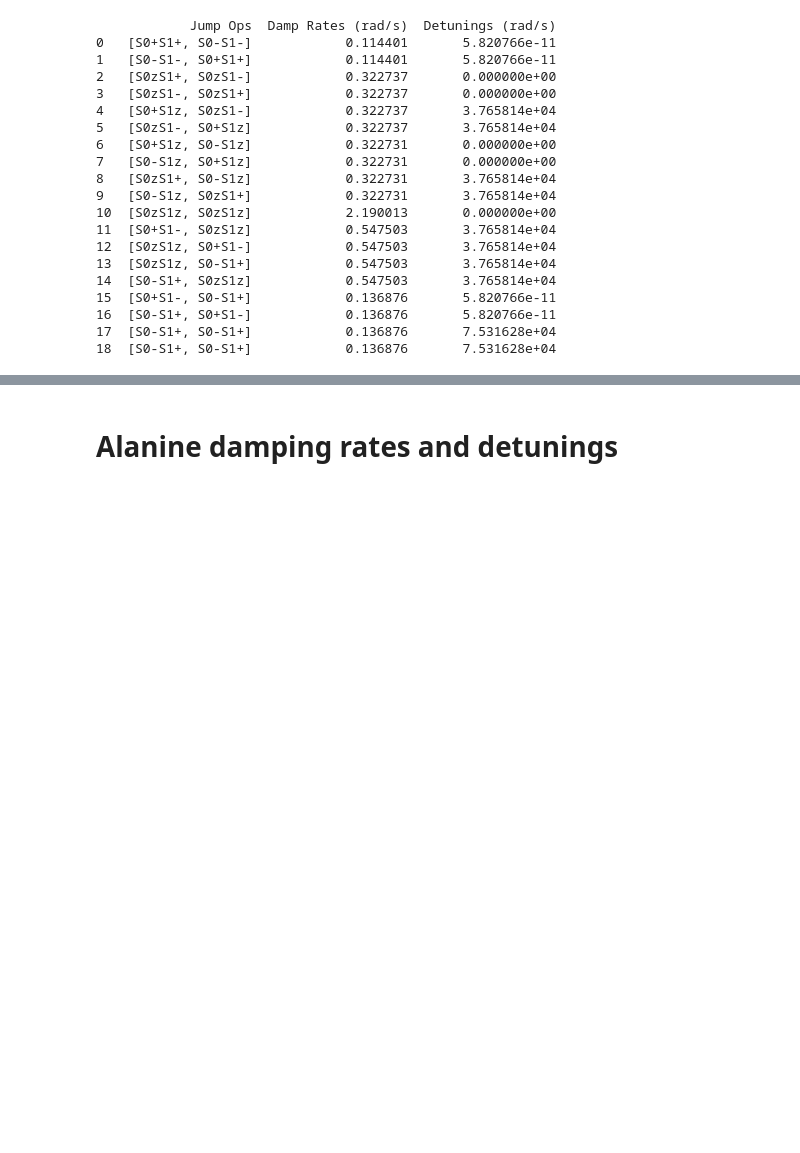
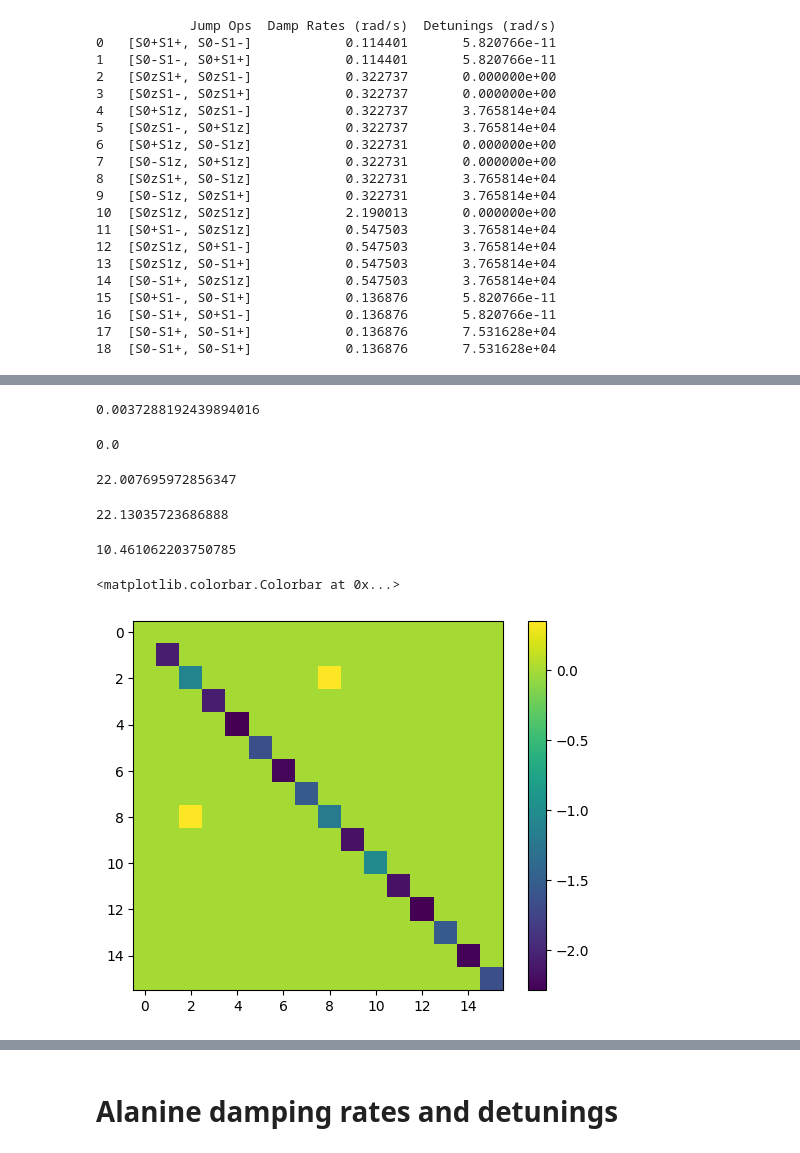
Before and after one commit to kseetharam/nmr-qsim, a Jupyter notebook: circ_sim/GetKite.ipynb, the cells around one changed output, grey strips where cells are left out. Saved outputs shown, nothing was run; the diff lists cells and outputs as text; code cells hidden in the pictures; blank space fills up the shorter version.

```diff
--- a/circ_sim/GetKite.ipynb
+++ b/circ_sim/GetKite.ipynb
@@ -102,0 +563,14 @@ print(df)
+# %%
+##Matrix computed with  filtered operators...
+f = open('./data/R_TFG_Approx_higher_thresh.pk','rb')
+
+dat = pickle.load(f)
+
+R_anTFG = dat['KiteMat']
+
+#Reference Kite matrix...
+loadMat = spio.loadmat('./data/TFG_kite.mat',squeeze_me=True)
+
+R_refKiteTFG= loadMat['p']['R'].item()
+R_refKiteTFG = R_refKiteTFG.toarray()
+H_refKiteTFG = loadMat['p']['H'].item()
@@ -102,0 +625,27 @@ print(df)
+# %%
+Hellinger_2D(Ref_spec,Kite_spec,Tpts1,Tpts2,dt1,dt2)
+# %% [output]
+0.0037288192439894016
+# %%
+Hellinger_2D(Ref_spec,Ref_spec,Tpts1,Tpts2,dt1,dt2)
+# %% [output]
+0.0
+# %%
+np.linalg.norm(R_secular-R_refKiteTFG)
+# %% [output]
+22.007695972856347
+# %%
+np.linalg.norm(R_secular-R_anTFG)
+# %% [output]
+22.13035723686888
+# %%
+np.linalg.norm(R_refKiteTFG-R_anTFG)
+# %% [output]
+10.461062203750785
+# %%
+plt.imshow(np.real(R_refKiteTFG.toarray()[0:16,0:16]), cmap='viridis', interpolation='nearest')
+# Add a color bar to sh-1j*ow the scale
+plt.colorbar()
+# %% [output]
+<matplotlib.colorbar.Colorbar at 0x...>
+[figure, added]
```
Also changed, not shown: parts of 73 cells of this notebook, 46 other files.
